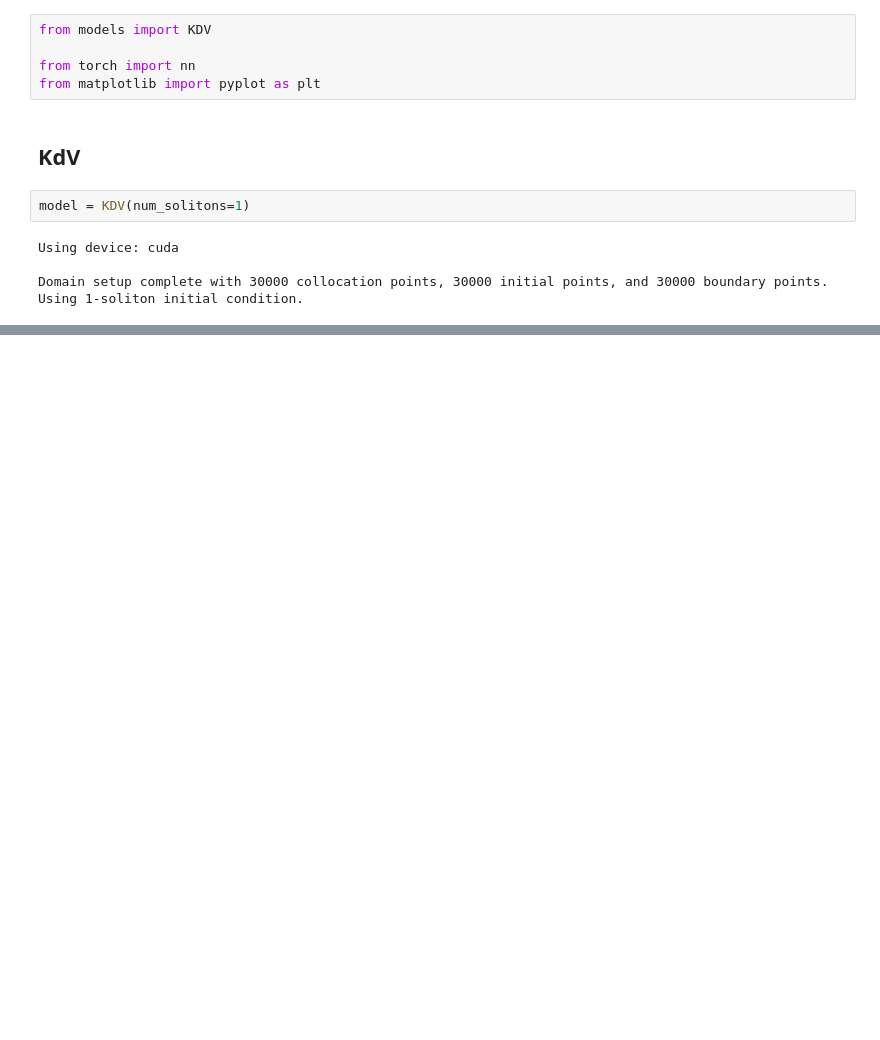
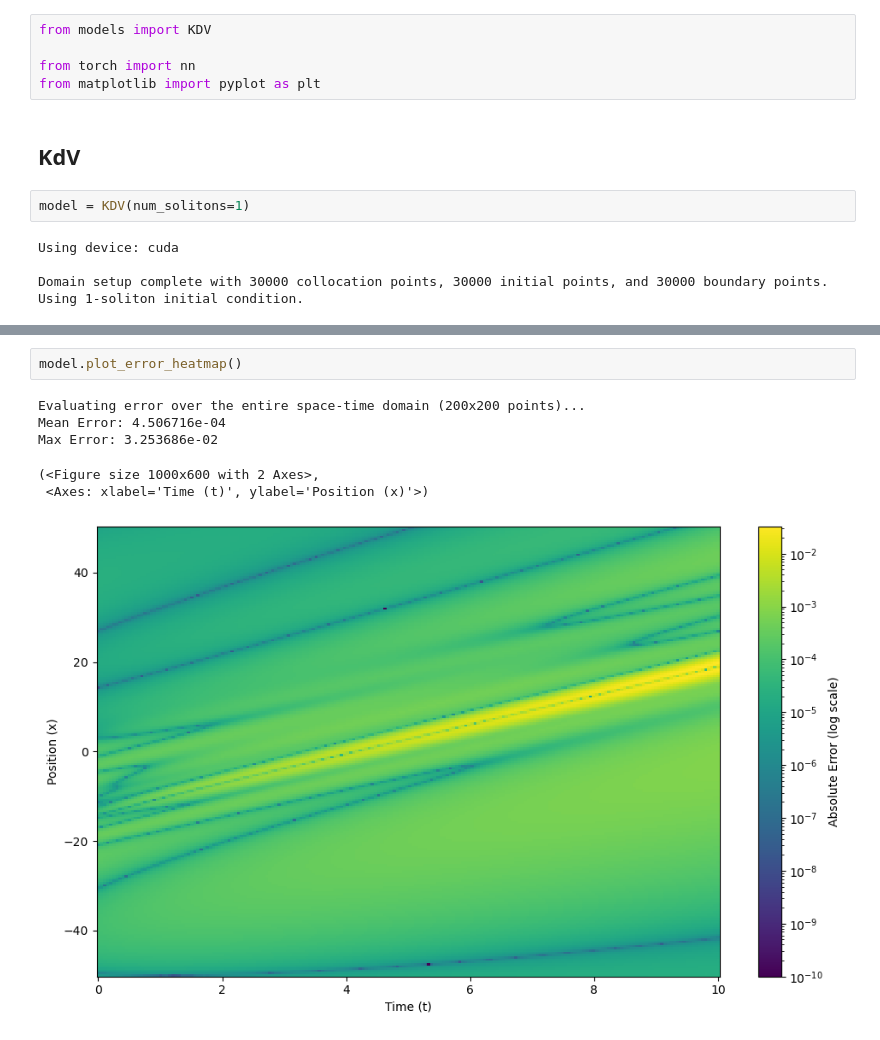
Before and after one commit to karnavr/pinns, a Jupyter notebook: kdv.ipynb, the cells around one changed output, grey strips where cells are left out. Saved outputs shown, nothing was run; the diff lists cells and outputs as text; blank space fills up the shorter version.

```diff
--- a/kdv.ipynb
+++ b/kdv.ipynb
@@ -39,0 +44,9 @@ model.plot_losses(losses)
+# %%
+model.plot_error_heatmap()
+# %% [output]
+Evaluating error over the entire space-time domain (200x200 points)...
+Mean Error: 4.506716e-04
+Max Error: 3.253686e-02
+(<Figure size 1000x600 with 2 Axes>,
+ <Axes: xlabel='Time (t)', ylabel='Position (x)'>)
+[figure, added]
```
Also changed, not shown: parts of 6 cells of this notebook, 2 other files.
